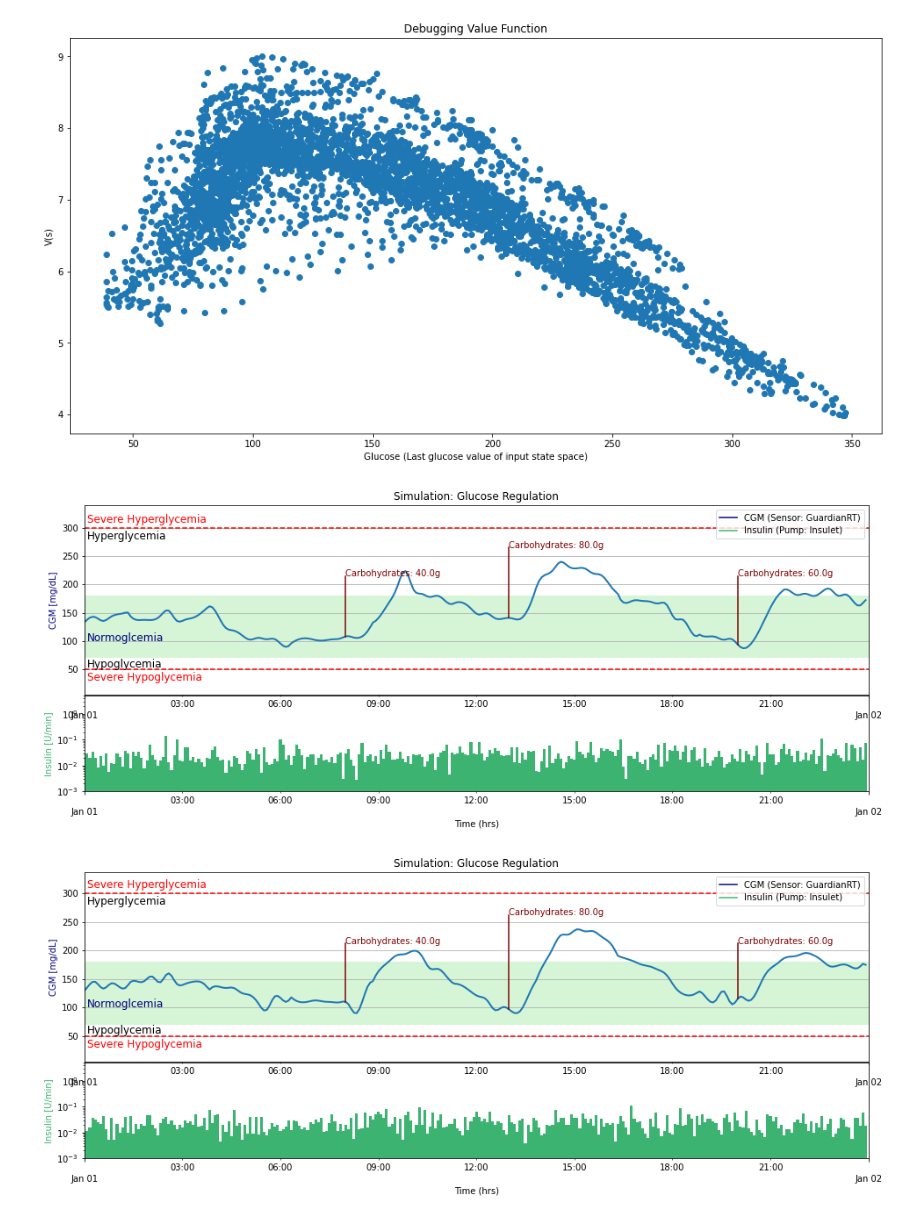
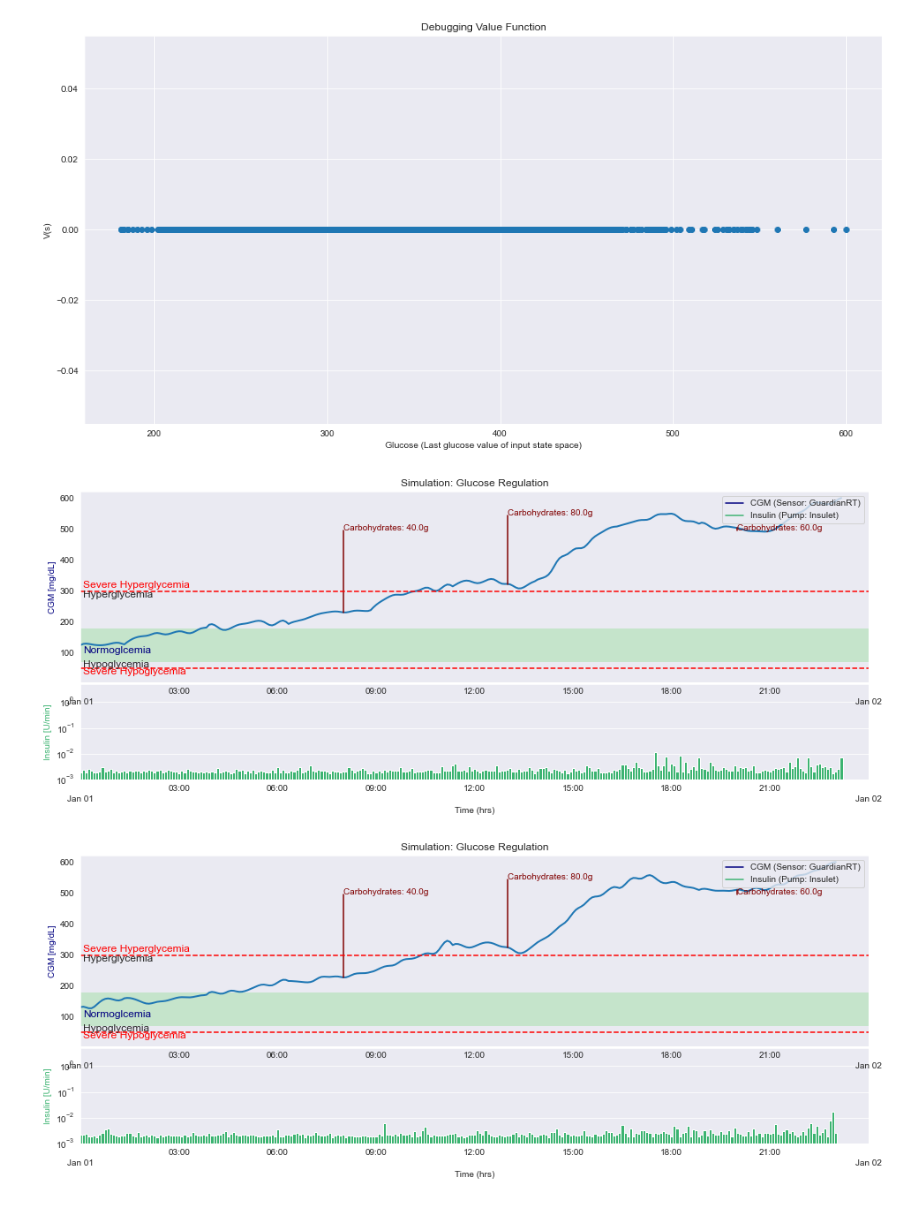
Before and after one commit to RL4H/G2P2C, a Jupyter notebook: visualiser/notebooks/individual_analyzer.ipynb, the cells around one changed output. Saved outputs shown, nothing was run; the diff lists cells and outputs as text; code cells hidden in the pictures.

```diff
--- a/visualiser/notebooks/individual_analyzer.ipynb
+++ b/visualiser/notebooks/individual_analyzer.ipynb
@@ -6,7 +6,7 @@ import numpy as np
 import pandas as pd
 from decouple import config
 # MAIN_PATH = config('MAIN_PATH')
-MAIN_PATH = '/home/users/u7041472/chirath/sys_control/'
+MAIN_PATH = 'C:/Users/davet/Desktop/Thesis/G2P2C/'
 sys.path.insert(1, MAIN_PATH)
 from visualiser.core import ExperimentVisualise, plot_testing_rewards, plot_training_logs, plot_value_function
 from visualiser.core import plot_episode, plot_training_action_summary, plot_training_logs
@@ -20,8 +20,8 @@ import matplotlib.gridspec
 # PATH = FOLDER+ALGO+SUBJECT
 # COHORT = 'Adult'
 
-FOLDER = 'Aug24_04/'
-ALGO = 'IS'
+FOLDER = ''
+ALGO = 'DDPG'
 SUBJECT = '0'
 PATH = FOLDER+ALGO+SUBJECT
 COHORT = 'Adult'
@@ -73,7 +73,7 @@ params = ['plan_grad', 'plan_loss']
 ## debugging a given experiment
 target_exp = exp1
 latest_epi = target_exp.get_summary()
-target_epi = latest_epi
+target_epi = 10#latest_epi
 plot_value_function(target_exp, horizon=256)
 for t in range(0, target_exp.testing_workers):
     plot_episode(target_exp, tester=t, episode=target_epi)
@@ -99,3 +99,3 @@ plot_training_action_summary(target_exp, horizon=256)
-[figure, old version]
+[figure, new version]
-[figure, old version]
+[figure, new version]
-[figure, old version]
+[figure, new version]
```
Also changed, not shown: parts of 3 cells of this notebook, 22 other files.
